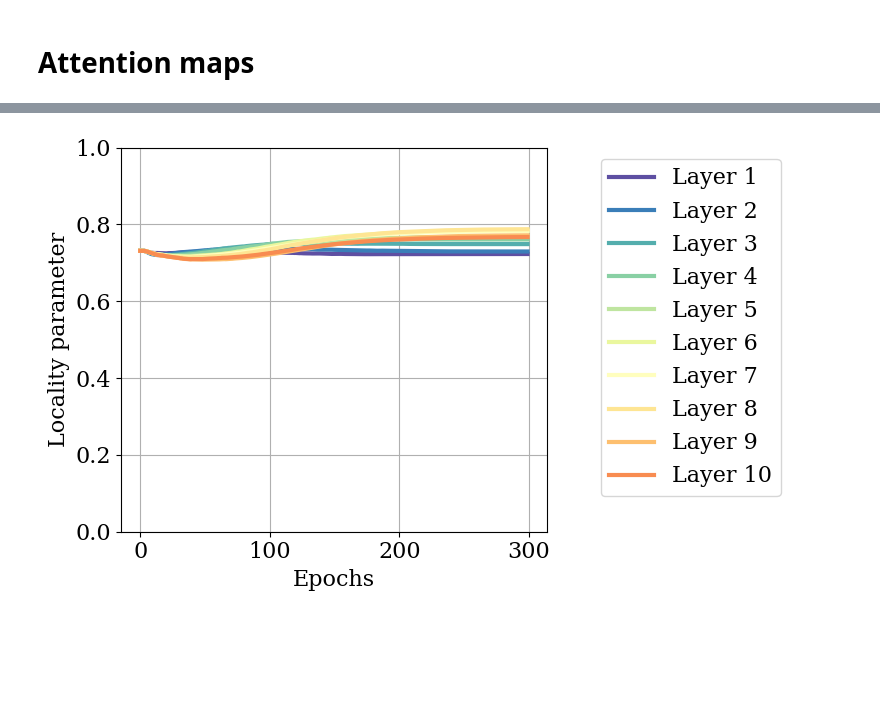
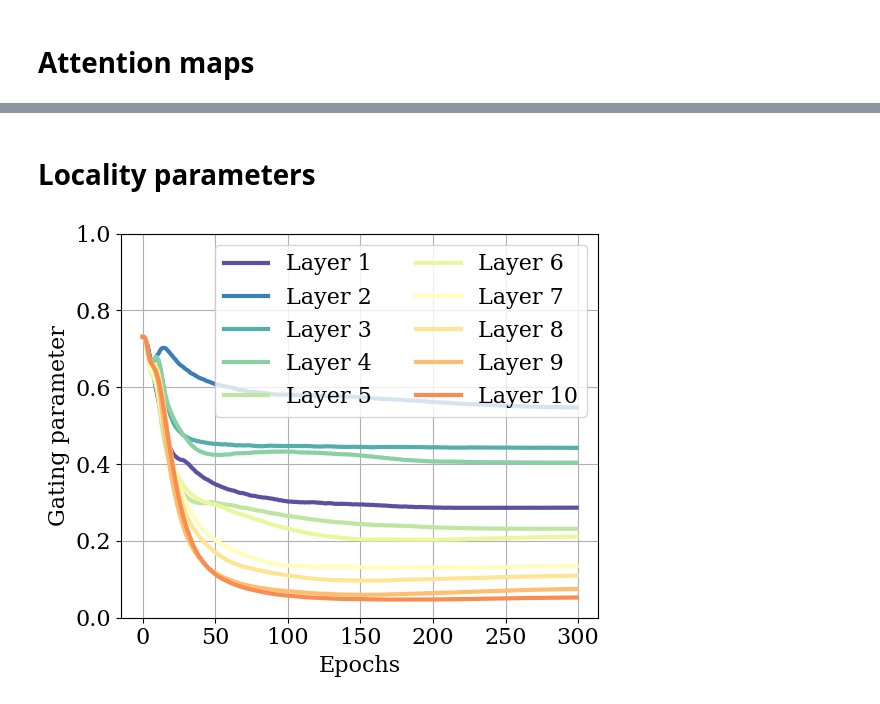
Before and after one commit to sdascoli/deit, a Jupyter notebook: deit.ipynb, the cells around one changed output, grey strips where cells are left out. Cells and saved outputs as stored; diff of their text form; code cells hidden in the pictures; blank space fills up the shorter version.

```diff
--- a/deit.ipynb
+++ b/deit.ipynb
@@ -274,12 +321,8 @@ deit_tiny_patch16_224 True 221 73.53000221679687
 # %%
 latest = min([len(run['logs']) for run in runs])
 topk=1
-#key1 = 'local_dim'
-#key2 = 'locality_distance'
-key1 = 'local_up_to_layer'
-key2 = 'freeze_locality'
-key1 = 'locality_strength'
-key2 = 'local_up_to_layer'
+#key1 = 'local_up_to_layer'
+#key2 = 'locality_strength'
 
 plt.figure()
 grid = np.zeros((len(params[key1]),len(params[key2])))
@@ -306,5 +349,5 @@ plt.ylabel(r'$\mathrm{Locality\ strength}\ \alpha$')
 plt.colorbar()
 plt.tight_layout()
 plt.grid(False)
-plt.savefig(savedir+'strength.pdf')
+#plt.savefig(savedir+'strength.pdf')
 plt.show()
@@ -400,18 +447,20 @@ for path in glob.glob(str(args.output_dir/'checkpoint*')):
 # %%
-%load_ext autoreload
-%autoreload 2
-strength=1
-local=1
+strength=10
+local=10
 from main import create_model, build_dataset
 model = create_model('deit_small_patch16_224', local_up_to_layer=local, locality_strength=strength, locality_dim=10)
 model.to('cuda')
+for l in range(local):
+    mixing_parameter = model.blocks[l].attn.mixing_parameter.data.fill_(0)
+    del(model.blocks[l].attn.mixing_parameter)
+    model.blocks[l].attn.mixing_parameter = mixing_parameter
 
 if local:
     title='attention_map_init_local_strength_{}.pdf'.format(strength)
 else:
     title='attention_map_init_nonlocal.pdf'
 
-plot_attention(model, x, num_layers=1, init=True, save=True, title=title)
+plot_attention(model, x, layers=[0], init=True, save=True, title=title)
 # %% [output]
 The autoreload extension is already loaded. To reload it, use:
   %reload_ext autoreload
@@ -427,13 +470,13 @@ plot_attention(model, x, num_layers=2, init=True, save=True)
 # %%
-latest = min([len(run['logs']) for run in runs])
 topk=1
 
-cons = {'model': 'deit_small_patch16_224',
-        'local_up_to_layer' : 0,
+cons = {'model': 'deit_base_patch16_224',
+        'local_up_to_layer' : 10,
         'locality_strength':1,
        }
 selected_runs, _ = select_runs(runs, params, cons)
 run = selected_runs[0]
+latest = len(run['logs'])
 args = run['args']
 
 plt.figure(figsize=(8,5))
@@ -444,7 +487,7 @@ for l in range(12):
 
 plt.legend(bbox_to_anchor=(1.1,1))
 plt.xlabel('Epochs')
-plt.ylabel('Locality distance'.format(topk,latest))
+plt.ylabel('Non-locality'.format(topk,latest))
 plt.tight_layout()
-plt.savefig(savedir+'locality_distance_{}.pdf'.format('local' if args.local_up_to_layer else 'nonlocal'))
+plt.savefig(savedir+'nonlocality_{}_{}_{}.pdf'.format('local' if args.local_up_to_layer else 'nonlocal', args.model.split('_')[1],args.data_set))
 plt.show()
@@ -453,26 +494,27 @@ plt.show()
+# %% [markdown]
+# Locality parameters
 # %%
 topk=1
 
-cons = {'model': 'deit_base_patch16_224',
+cons = {'model': 'deit_small_patch16_224',
         'local_up_to_layer' : 10,
-        'locality_strength':1,
        }
 selected_runs, _ = select_runs(runs, params, cons)
 run = selected_runs[0]
 latest = len(run['logs'])
 args = run['args']
 
-plt.figure(figsize=(8,5))
+plt.figure(figsize=(6,5))
 grid = np.zeros((len(params[key1]),len(params[key2])))
 for l in range(args.local_up_to_layer):
     plt.plot(range(latest), [sigmoid(run['logs'][k]['locality_param_%d'%l]) for k in range(latest)], color=cmap(l/12), label='Layer %d'%(l+1))
 
-plt.legend(bbox_to_anchor=(1.1,1))
+plt.legend(ncol=2)
 plt.xlabel('Epochs')
-plt.ylabel('Locality parameter'.format(topk,latest))
+plt.ylabel('Gating parameter'.format(topk,latest))
 plt.ylim(0,1)
 plt.tight_layout()
-plt.savefig(savedir+'locality_parameter_{}_{}.pdf'.format(args.model.split('_')[1],args.data_set))
+plt.savefig(savedir+'gating_parameter_{}_{}.pdf'.format(args.model.split('_')[1],args.data_set))
 plt.show()
 # %% [output]
-[figure, old version]
+[figure, new version]
```
Also changed, not shown: parts of 21 cells of this notebook, 7 other files.
